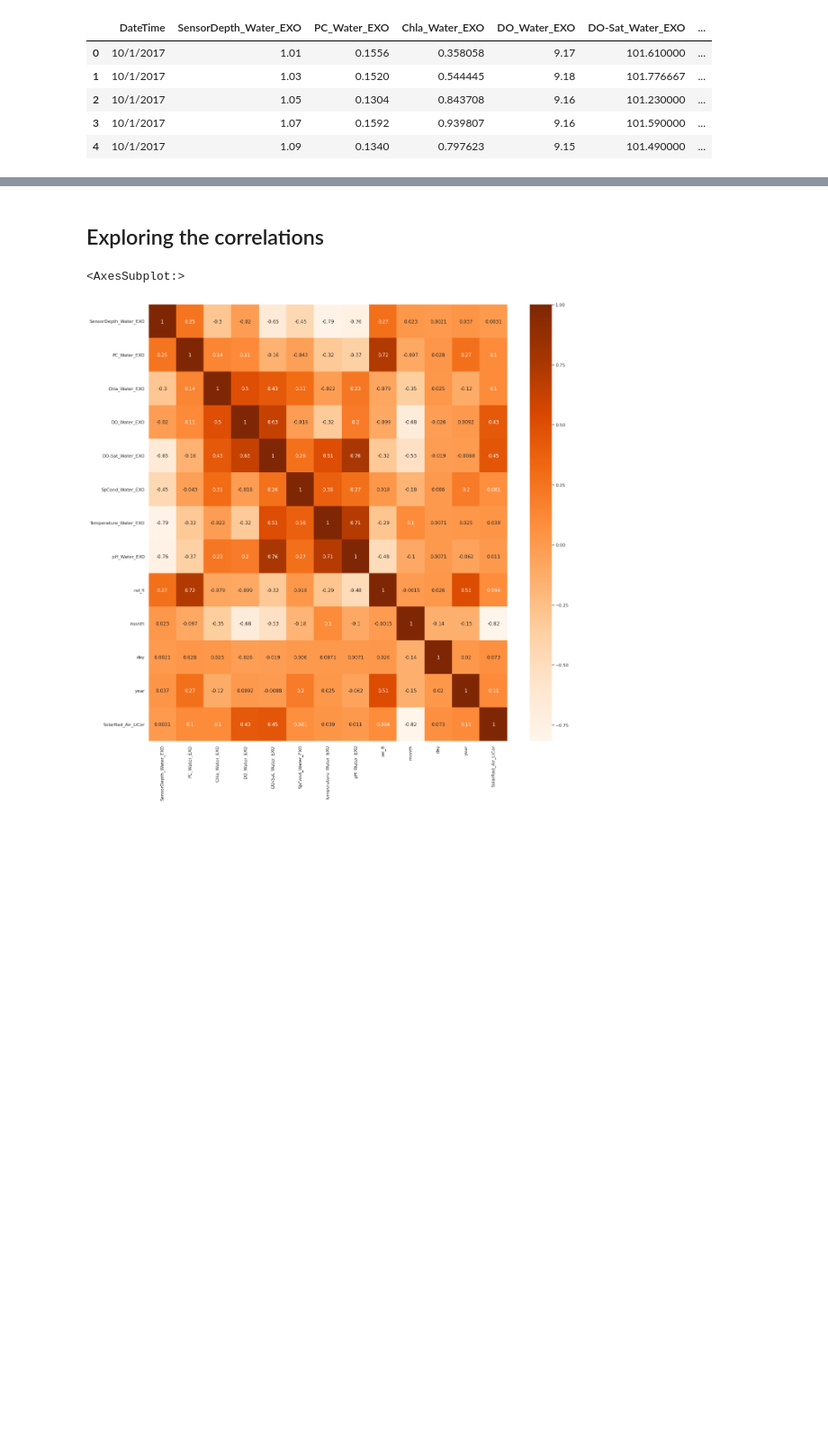
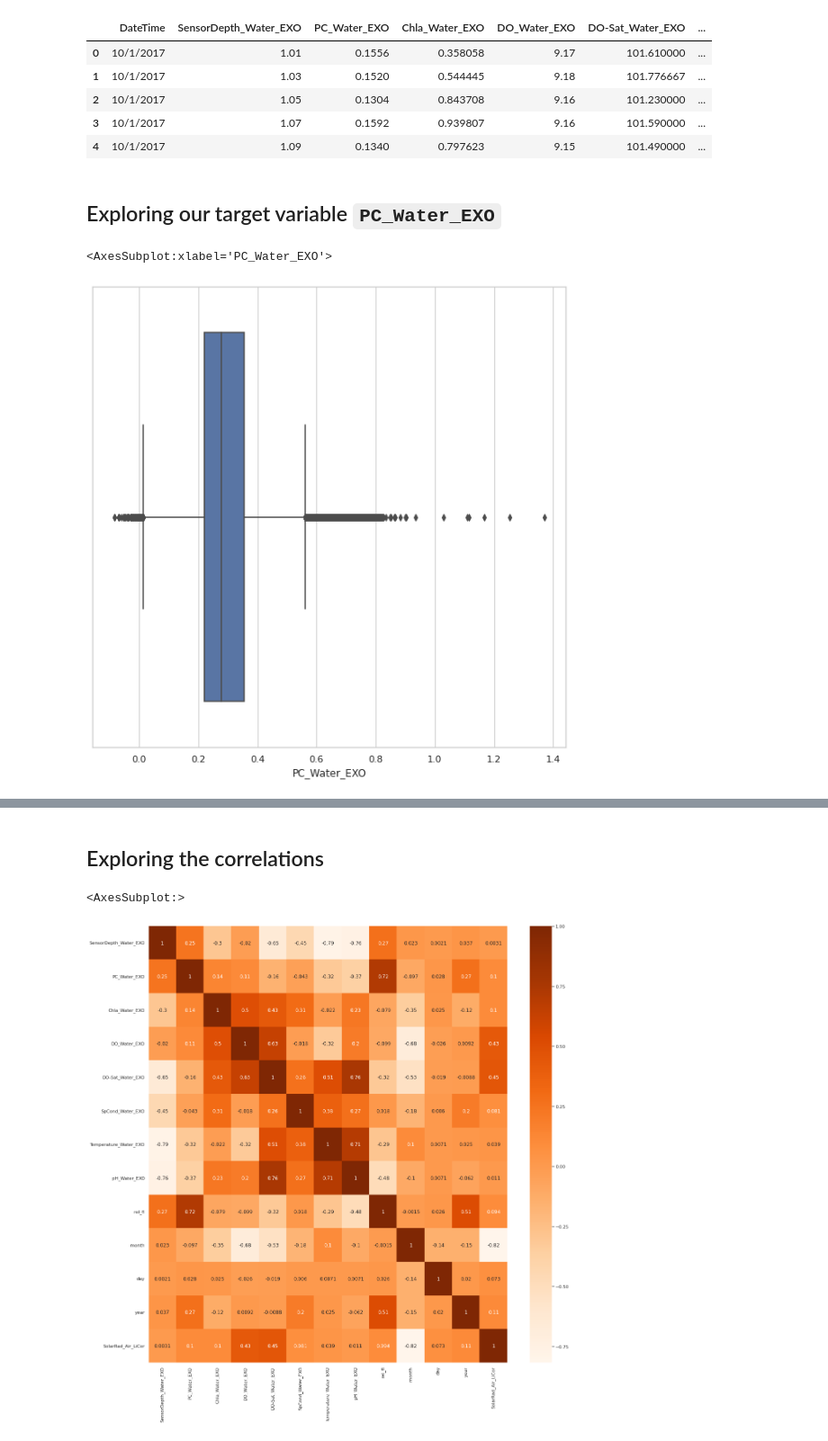
Before and after one commit to anirban-a/JeffersonProject, a Jupyter notebook: EDA/explore.ipynb, the cells around one changed output, grey strips where cells are left out. Shown at 90% size. Saved outputs shown, nothing was run; the diff lists cells and outputs as text; code cells hidden in the pictures; blank space fills up the shorter version.

```diff
--- a/EDA/explore.ipynb
+++ b/EDA/explore.ipynb
@@ -21,3 +21,11 @@ df.head()
 | 2 | 10/1/2017 | 1.05 | 0.1304 | 0.843708 | 9.16 | 101.230000 | ... |
 | 3 | 10/1/2017 | 1.07 | 0.1592 | 0.939807 | 9.16 | 101.590000 | ... |
 | 4 | 10/1/2017 | 1.09 | 0.1340 | 0.797623 | 9.15 | 101.490000 | ... |
+# %% [markdown]
+## Exploring our target variable `PC_Water_EXO`
+# %%
+plt.figure(figsize=(10, 10))
+sns.boxplot(data=df, x='PC_Water_EXO', orient='h')
+# %% [output]
+<AxesSubplot:xlabel='PC_Water_EXO'>
+[figure, added]
```
Also changed, not shown: parts of 6 cells of this notebook, 1 other file.
